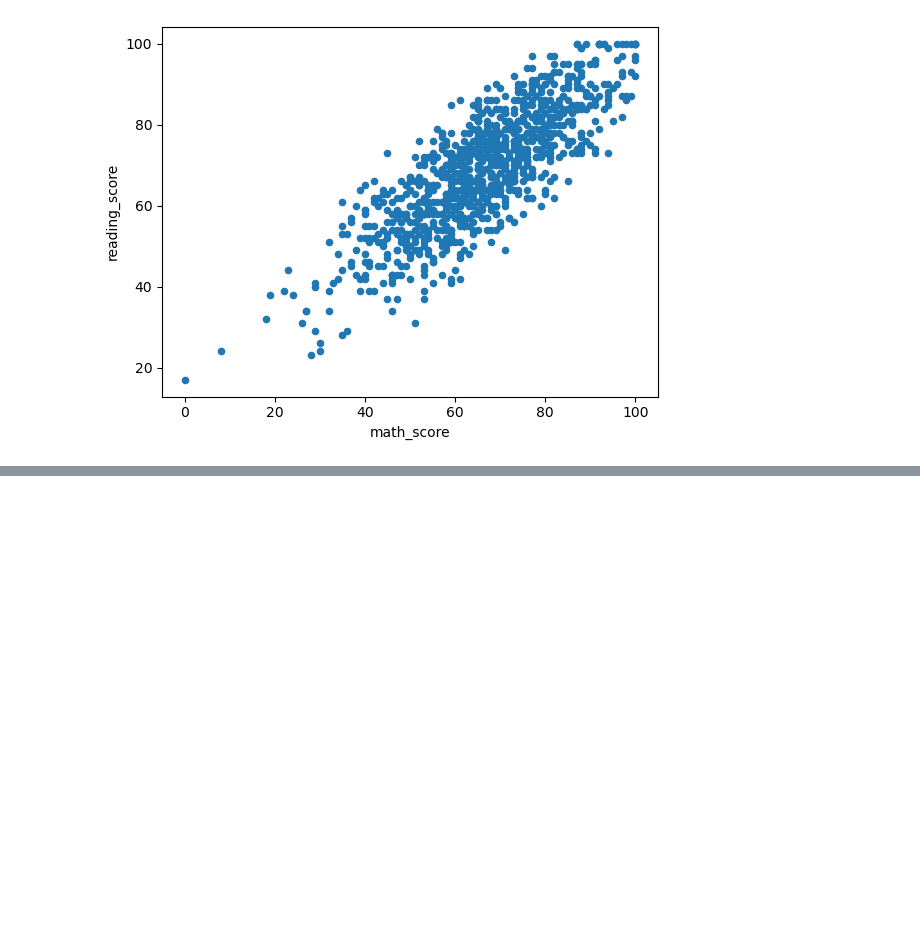
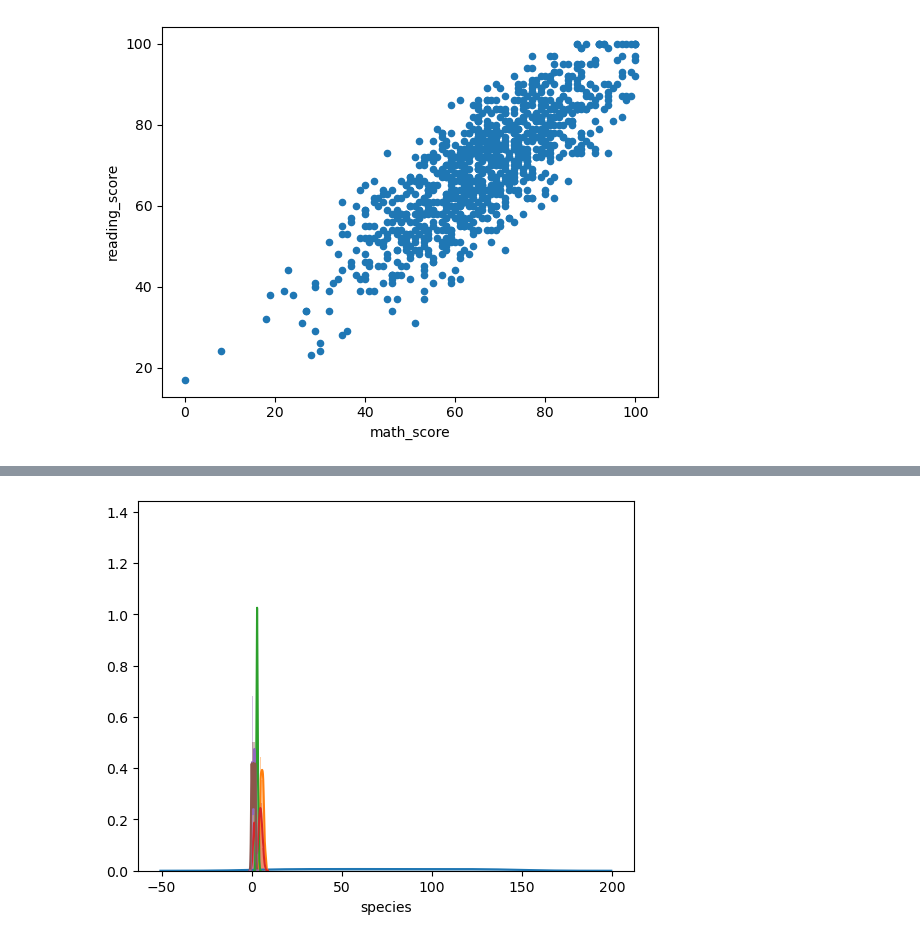
Before and after one commit to MakVit1988/Data_Science_and_ML_, a Jupyter notebook: 1_Introduction.ipynb, the cells around one changed output, grey strips where cells are left out. Drawn from its saved outputs; the diff is of its cells as text; code cells hidden in the pictures; blank space fills up the shorter version.

```diff
--- a/1_Introduction.ipynb
+++ b/1_Introduction.ipynb
@@ -471,6 +552,8 @@ df10
 # %%
 for column in df10:
-   sns.displot(df10[column])
+   sns.distplot(df10[column])
+# %% [output]
+[figure, added]
 # %%
 # Рассмотрим длину лепестков (petal length) подробнее и воспользуемся для этого violin
 # плотом. Нарисуйте распределение длины лепестков ирисов из предыдущего датасэта с помощью
```
Also changed, not shown: parts of 63 cells of this notebook.
